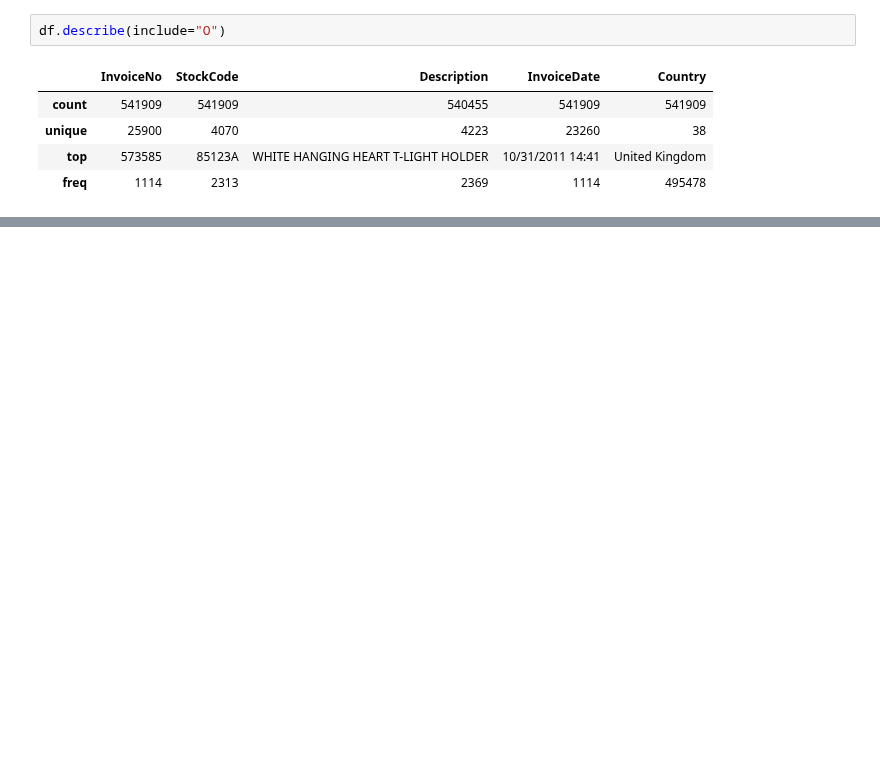
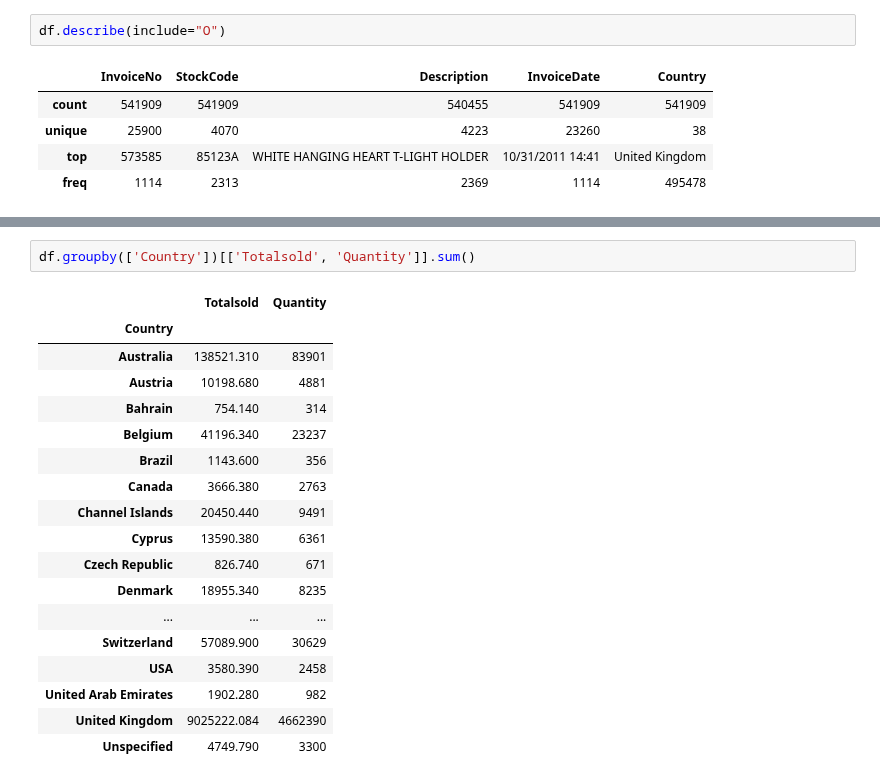
Before and after one commit to madinatt/E-commerce, a Jupyter notebook: Ecommerce Notebook.ipynb, the cells around one changed output, grey strips where cells are left out. Drawn from its saved outputs; the diff is of its cells as text; blank space fills up the shorter version.

```diff
--- a/Ecommerce Notebook.ipynb
+++ b/Ecommerce Notebook.ipynb
@@ -40,0 +147,21 @@ df.describe(include="O")
+# %%
+df.groupby(['Country'])[['Totalsold', 'Quantity']].sum()
+# %% [output]
+|  | Totalsold | Quantity |
+| Country |  |  |
+| Australia | 138521.310 | 83901 |
+| Austria | 10198.680 | 4881 |
+| Bahrain | 754.140 | 314 |
+| Belgium | 41196.340 | 23237 |
+| Brazil | 1143.600 | 356 |
+| Canada | 3666.380 | 2763 |
+| Channel Islands | 20450.440 | 9491 |
+| Cyprus | 13590.380 | 6361 |
+| Czech Republic | 826.740 | 671 |
+| Denmark | 18955.340 | 8235 |
+| ... | ... | ... |
+| Switzerland | 57089.900 | 30629 |
+| USA | 3580.390 | 2458 |
+| United Arab Emirates | 1902.280 | 982 |
+| United Kingdom | 9025222.084 | 4662390 |
+| Unspecified | 4749.790 | 3300 |
```
Also changed, not shown: parts of 29 cells of this notebook, 1 other file.
